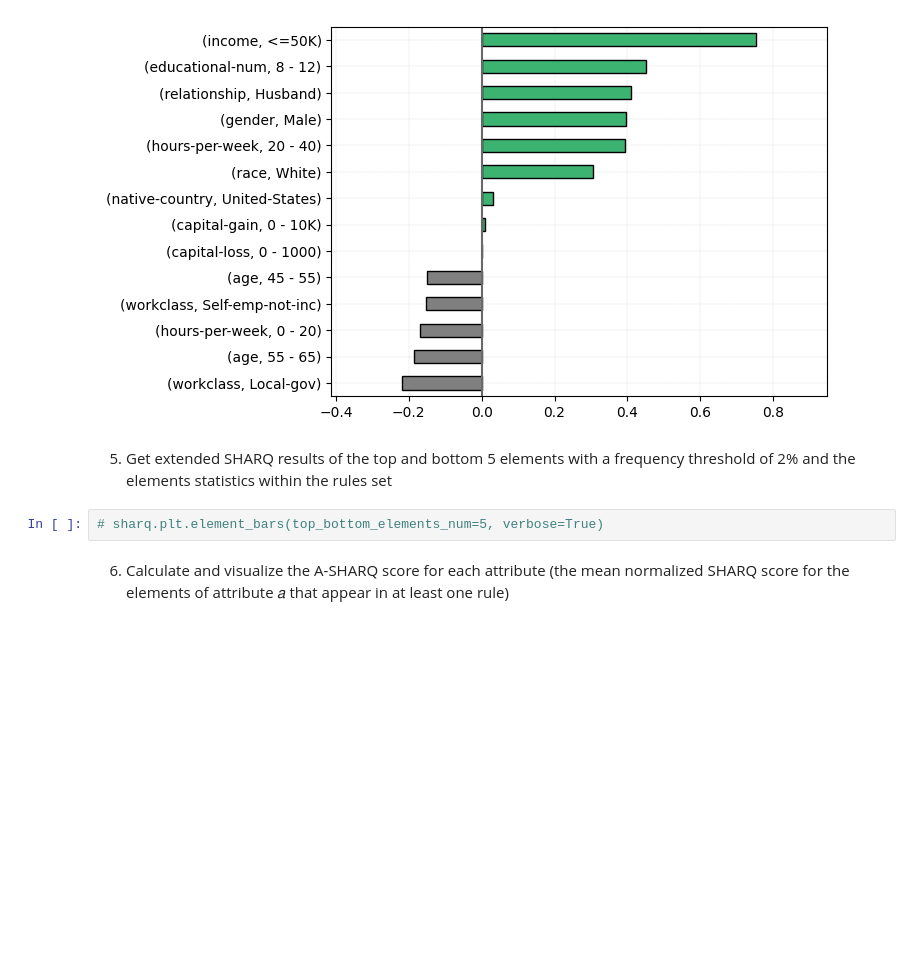
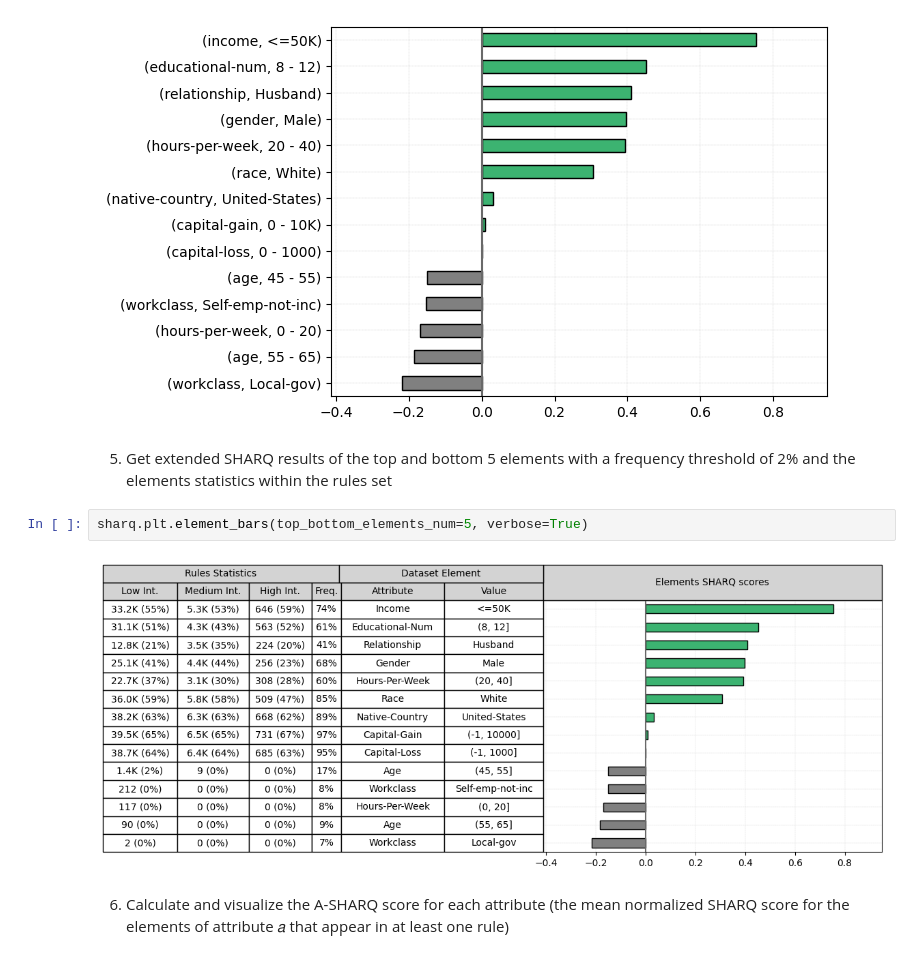
Before and after one commit to hadarib123/SHARQ-demo, a Jupyter notebook: example_notebook_demo_adult.ipynb, the cells around one changed output. Saved outputs shown, nothing was run; the diff lists cells and outputs as text; blank space fills up the shorter version.

```diff
--- a/example_notebook_demo_adult.ipynb
+++ b/example_notebook_demo_adult.ipynb
@@ -91,7 +46,9 @@ sharq.plt.element_bars(top_bottom_elements_num=5)
 # %% [markdown]
 5. Get extended SHARQ results of the top and bottom 5 elements with a frequency threshold of 2% and the elements statistics within the rules set
 # %%
-# sharq.plt.element_bars(top_bottom_elements_num=5, verbose=True)
+sharq.plt.element_bars(top_bottom_elements_num=5, verbose=True)
+# %% [output]
+[figure, added]
 # %% [markdown]
 6. Calculate and visualize the A-SHARQ score for each attribute (the mean normalized SHARQ
 score for the elements of attribute 𝑎 that appear in at least one rule)
```
Also changed, not shown: parts of 3 cells of this notebook.
